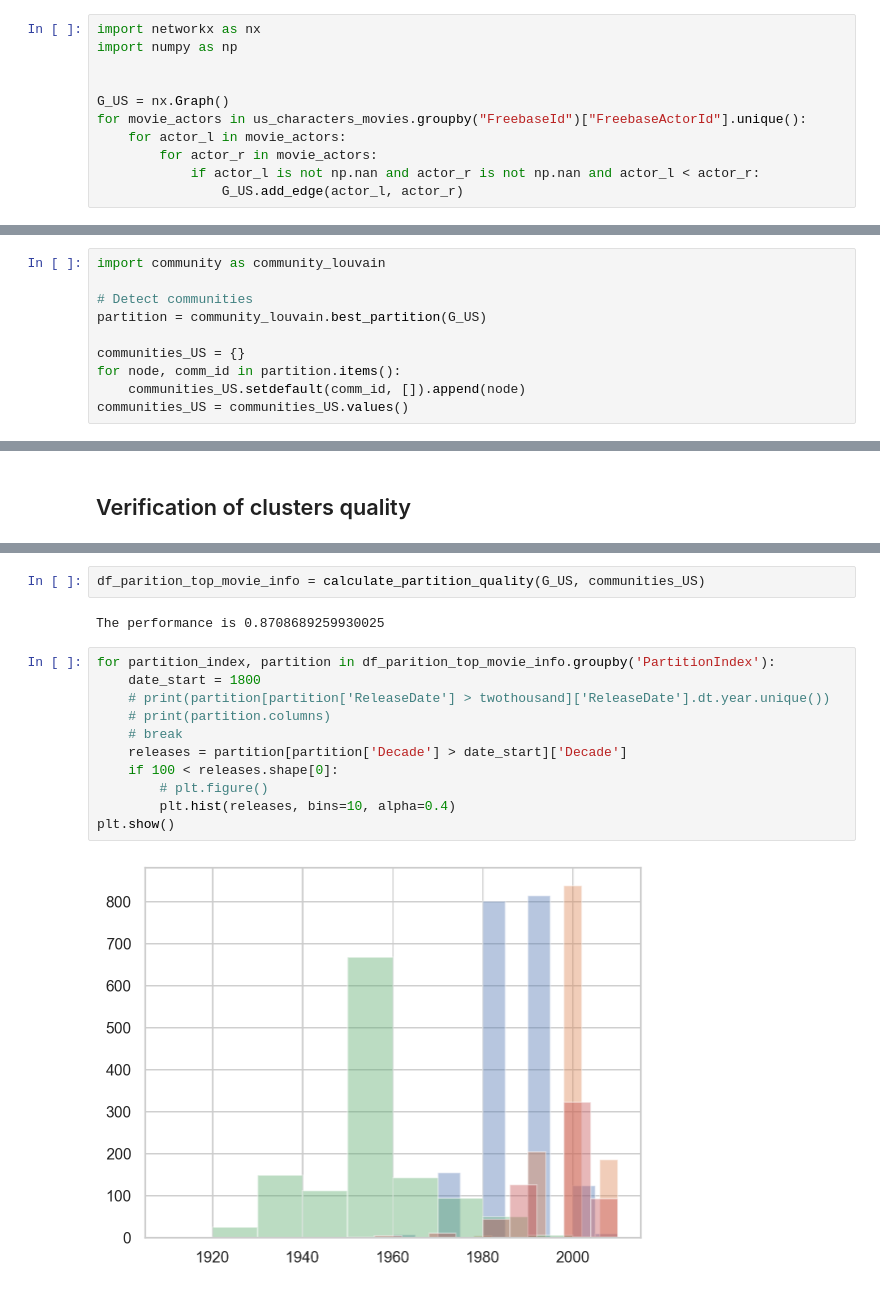
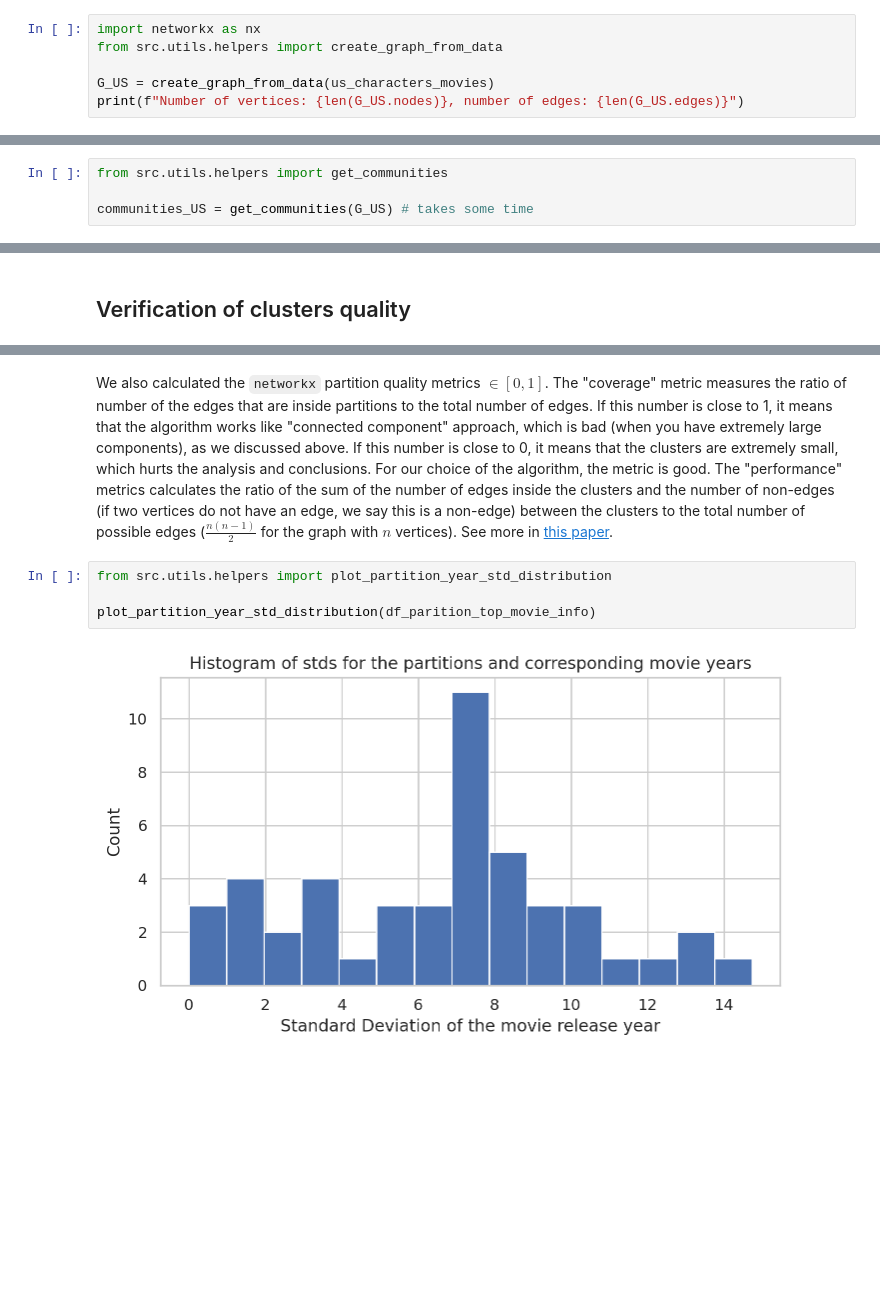
Before and after one commit to epfl-ada/ada-2024-project-d2ptm, a Jupyter notebook: results.ipynb, the cells around one changed output, grey strips where cells are left out. Saved outputs shown, nothing was run; the diff lists cells and outputs as text; blank space fills up the shorter version.

Commit message:
Final merge of notebooks for clustering

```diff
--- a/results.ipynb
+++ b/results.ipynb
@@ -196,11 +196,6 @@ Index(['Year', 'WikipediaId', 'Countries', 'CharacterName', 'Decade',
 # %%
 import networkx as nx
-import numpy as np
+from src.utils.helpers import create_graph_from_data
 
-
-G_US = nx.Graph()
-for movie_actors in us_characters_movies.groupby("FreebaseId")["FreebaseActorId"].unique():
-    for actor_l in movie_actors:
-        for actor_r in movie_actors:
-            if actor_l is not np.nan and actor_r is not np.nan and actor_l < actor_r:
-                G_US.add_edge(actor_l, actor_r)
+G_US = create_graph_from_data(us_characters_movies)
+print(f"Number of vertices: {len(G_US.nodes)}, number of edges: {len(G_US.edges)}")
@@ -216,10 +216,4 @@ Number of components: 48, sizes of top-5 components: [30005, 18, 18, 17, 16]
 # %%
-import community as community_louvain
+from src.utils.helpers import get_communities
 
-# Detect communities
-partition = community_louvain.best_partition(G_US)
-
-communities_US = {}
-for node, comm_id in partition.items():
-    communities_US.setdefault(comm_id, []).append(node)
-communities_US = communities_US.values()
+communities_US = get_communities(G_US) # takes some time
@@ -270,17 +243,8 @@ def calculate_partition_quality(G, communities):
-# %%
-df_parition_top_movie_info = calculate_partition_quality(G_US, communities_US)
-# %% [output]
-The performance is 0.8708689259930025
+# %% [markdown]
+We also calculated the `networkx` partition quality metrics $\in [0,1]$. The "coverage" metric measures the ratio of number of the edges that are inside partitions to the total number of edges. If this number is close to 1, it means that the algorithm works like "connected component" approach, which is bad (when you have extremely large components), as we discussed above. If this number is close to 0, it means that the clusters are extremely small, which hurts the analysis and conclusions. For our choice of the algorithm, the metric is good. The "performance" metrics calculates the ratio of the sum of the number of edges inside the clusters and the number of non-edges (if two vertices do not have an edge, we say this is a non-edge) between the clusters to the total number of possible edges ($\frac{n(n-1)}{2}$ for the graph with $n$ vertices). See more in [this paper](https://arxiv.org/abs/0906.0612).
 # %%
-for partition_index, partition in df_parition_top_movie_info.groupby('PartitionIndex'):
-    date_start = 1800
-    # print(partition[partition['ReleaseDate'] > twothousand]['ReleaseDate'].dt.year.unique())
-    # print(partition.columns)
-    # break
-    releases = partition[partition['Decade'] > date_start]['Decade']
-    if 100 < releases.shape[0]:
-        # plt.figure()
-        plt.hist(releases, bins=10, alpha=0.4)
-plt.show()
+from src.utils.helpers import plot_partition_year_std_distribution
+
+plot_partition_year_std_distribution(df_parition_top_movie_info)
 # %% [output]
-[figure, old version]
+[figure, new version]
```
Also changed, not shown: parts of 35 cells of this notebook, 5 other files.
